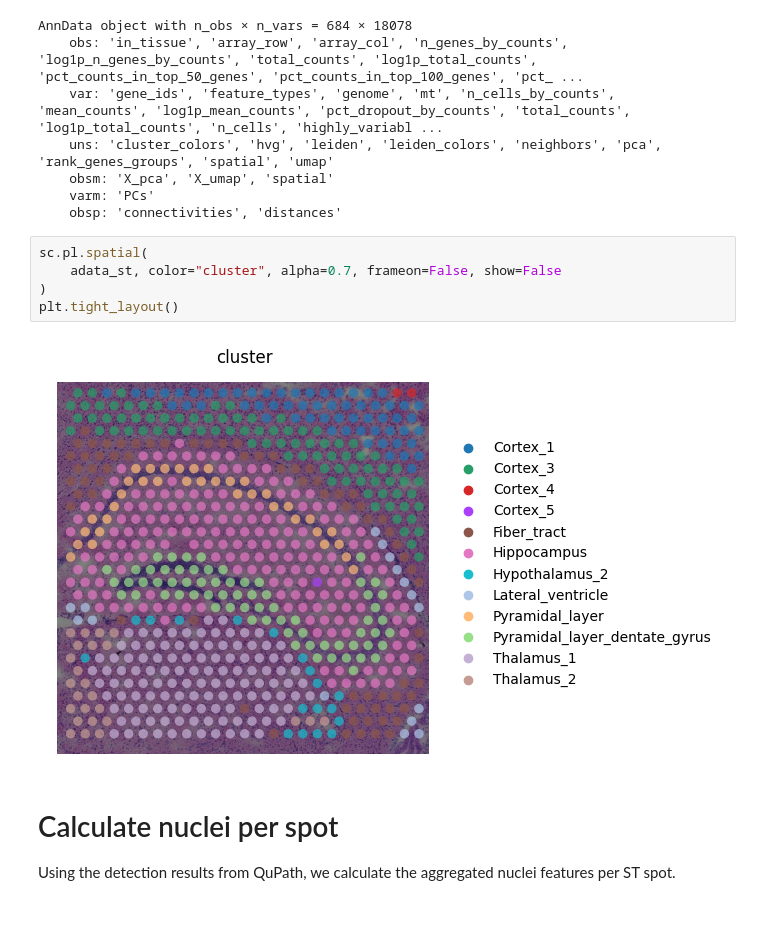
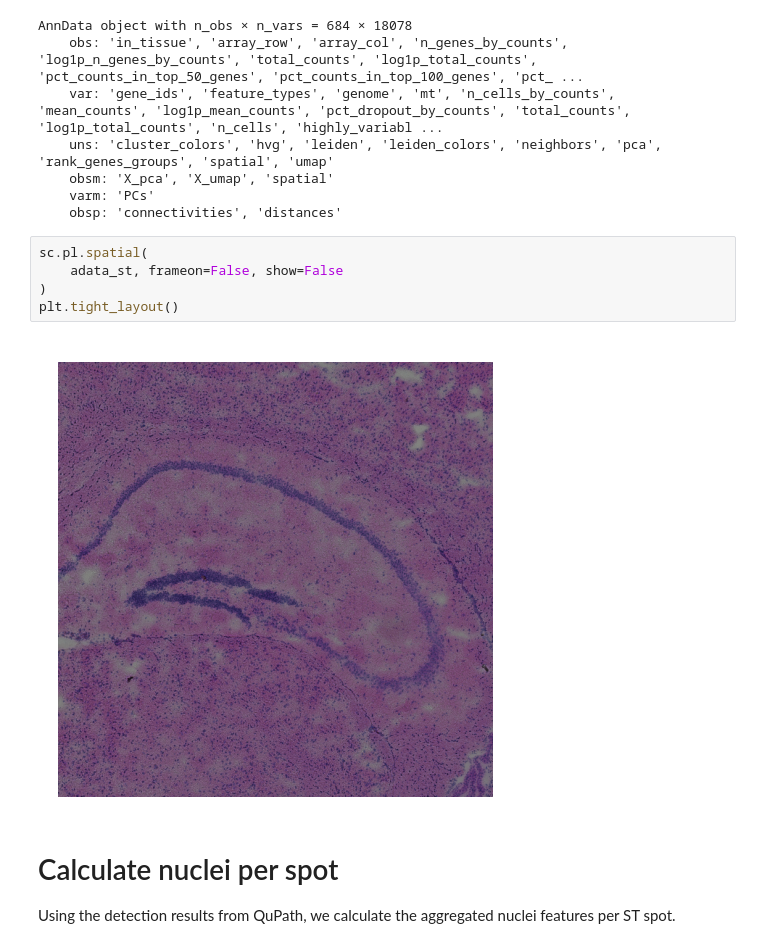
Before and after one commit to eduardchelebian/nuclei-spot, a Jupyter notebook: tutorial.ipynb, the cells around one changed output. Cells and saved outputs as stored; diff of their text form; blank space fills up the shorter version.

Commit message:
only wsi
Show only WSI in the beginning

```diff
--- a/tutorial.ipynb
+++ b/tutorial.ipynb
@@ -29,11 +29,11 @@ AnnData object with n_obs × n_vars = 684 × 18078
     obsp: 'connectivities', 'distances'
 # %%
 sc.pl.spatial(
-    adata_st, color="cluster", alpha=0.7, frameon=False, show=False
+    adata_st, frameon=False, show=False
 )
 plt.tight_layout()
 # %% [output]
-[figure, old version]
+[figure, new version]
 # %% [markdown]
 # Calculate nuclei per spot
 
```
